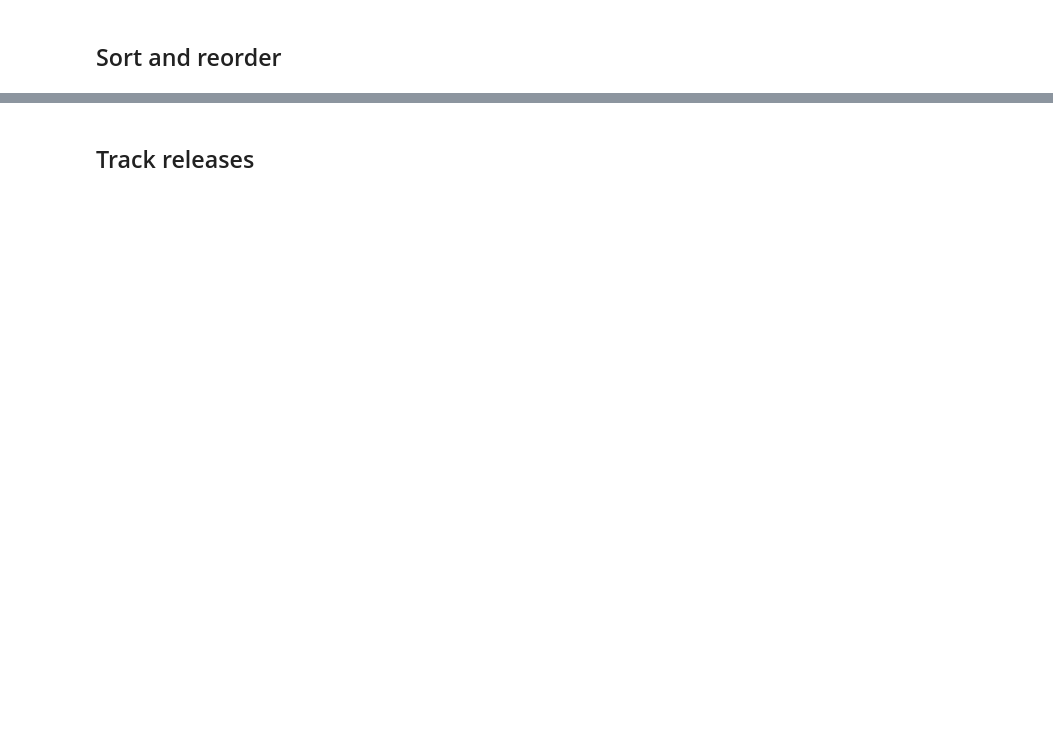
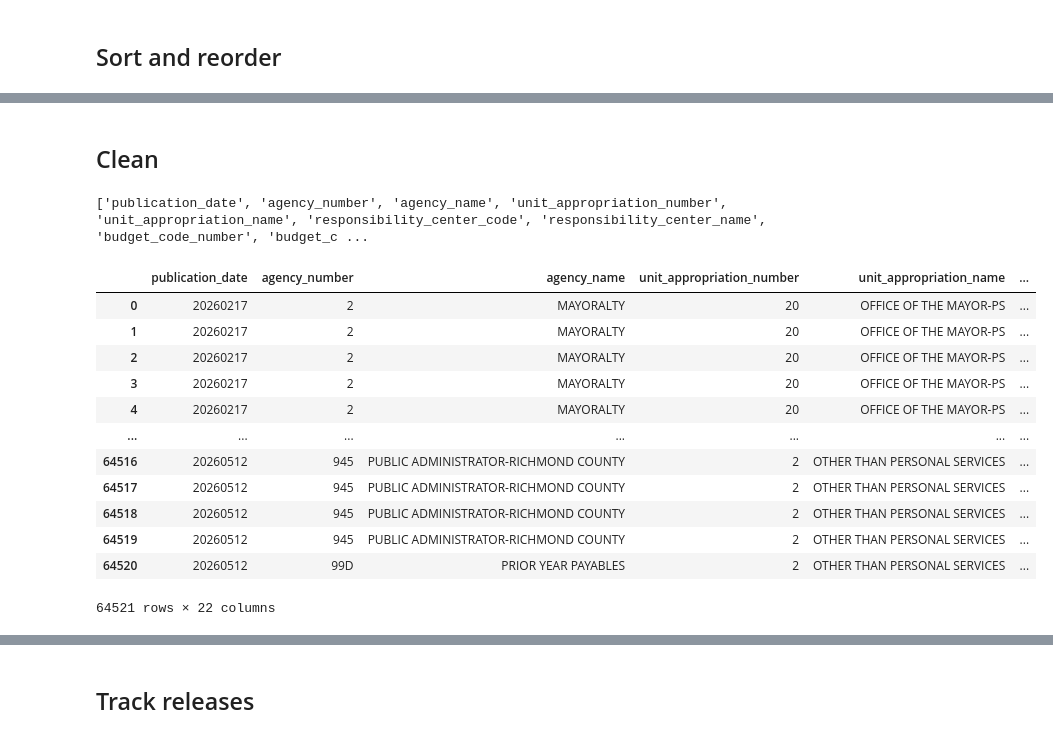
Before and after one commit to vHepp/nyc-budget-compare, a Jupyter notebook: Python/apiv4.ipynb, the cells around one changed output, grey strips where cells are left out. Drawn from its saved outputs; the diff is of its cells as text; code cells hidden in the pictures; blank space fills up the shorter version.

```diff
--- a/Python/apiv4.ipynb
+++ b/Python/apiv4.ipynb
@@ -195,9 +267,9 @@ df = df[
     "object_class_name", # 9:
     "object_code", # 10:
     "object_code_name", # 11:
-    # "intra_city_purchase_code", # 25:
-    # "personal_service_other_than_personal_service_indicator", # 12:
-    # "financial_plan_savings_flag", # 13:
+    "intra_city_purchase_code", # 25:
+    "personal_service_other_than_personal_service_indicator", # 12:
+    "financial_plan_savings_flag", # 13:
     "adopted_budget_amount", # 14:
     "current_modified_budget_amount", # 15:
     "financial_plan_amount", # 16:
@@ -209,4 +281,3 @@ df = df[
     "financial_plan_number_of_contracts", # 22:
     ]
 ]
-df
@@ -226,23 +284,25 @@ for cat_col in categorical_cols:
+# %% [markdown]
+## Clean
 # %%
-df_pivot = df.groupby([
-    'publication_date', 'agency_number', 'agency_name',
-       'unit_appropriation_number', 'unit_appropriation_name',
-       'responsibility_center_code', 'responsibility_center_name',
-       'budget_code_number', 'budget_code_name', 'object_class_number',
-       'object_class_name', 'object_code', 'object_code_name',
-       ], dropna=False).sum().reset_index()
+print(master_categorical_cols)
 
-df_pivot = df_pivot[[
-                     'publication_date', 'agency_number', 'agency_name',
-       'unit_appropriation_number', 'unit_appropriation_name',
-       'responsibility_center_code', 'responsibility_center_name',
-       'budget_code_number', 'budget_code_name', 'object_class_number',
-       'object_class_name', 'object_code', 'object_code_name',
-       'adopted_budget_amount',
-       'current_modified_budget_amount',
-       'financial_plan_amount'
-       ]]
+df_pivot = df[master_categorical_cols+numeric_cols].groupby(master_categorical_cols, dropna=False).sum().reset_index()
 
-df_pivot = df_pivot[df_pivot['publication_date'] == 20260512]
+# df_pivot = df_pivot[df_pivot['publication_date'] == 20260512]
 
 df_pivot
+# %% [output]
+['publication_date', 'agency_number', 'agency_name', 'unit_appropriation_number', 'unit_appropriation_name', 'responsibility_center_code', 'responsibility_center_name', 'budget_code_number', 'budget_c ...
+|  | publication_date | agency_number | agency_name | unit_appropriation_number | unit_appropriation_name | ... |
+| 0 | 20260217 | 2 | MAYORALTY | 20 | OFFICE OF THE MAYOR-PS | ... |
+| 1 | 20260217 | 2 | MAYORALTY | 20 | OFFICE OF THE MAYOR-PS | ... |
+| 2 | 20260217 | 2 | MAYORALTY | 20 | OFFICE OF THE MAYOR-PS | ... |
+| 3 | 20260217 | 2 | MAYORALTY | 20 | OFFICE OF THE MAYOR-PS | ... |
+| 4 | 20260217 | 2 | MAYORALTY | 20 | OFFICE OF THE MAYOR-PS | ... |
+| ... | ... | ... | ... | ... | ... | ... |
+| 64516 | 20260512 | 945 | PUBLIC ADMINISTRATOR-RICHMOND COUNTY | 2 | OTHER THAN PERSONAL SERVICES | ... |
+| 64517 | 20260512 | 945 | PUBLIC ADMINISTRATOR-RICHMOND COUNTY | 2 | OTHER THAN PERSONAL SERVICES | ... |
+| 64518 | 20260512 | 945 | PUBLIC ADMINISTRATOR-RICHMOND COUNTY | 2 | OTHER THAN PERSONAL SERVICES | ... |
+| 64519 | 20260512 | 945 | PUBLIC ADMINISTRATOR-RICHMOND COUNTY | 2 | OTHER THAN PERSONAL SERVICES | ... |
+| 64520 | 20260512 | 99D | PRIOR YEAR PAYABLES | 2 | OTHER THAN PERSONAL SERVICES | ... |
+64521 rows × 22 columns
```
Also changed, not shown: parts of 43 cells of this notebook, 3 other files.
